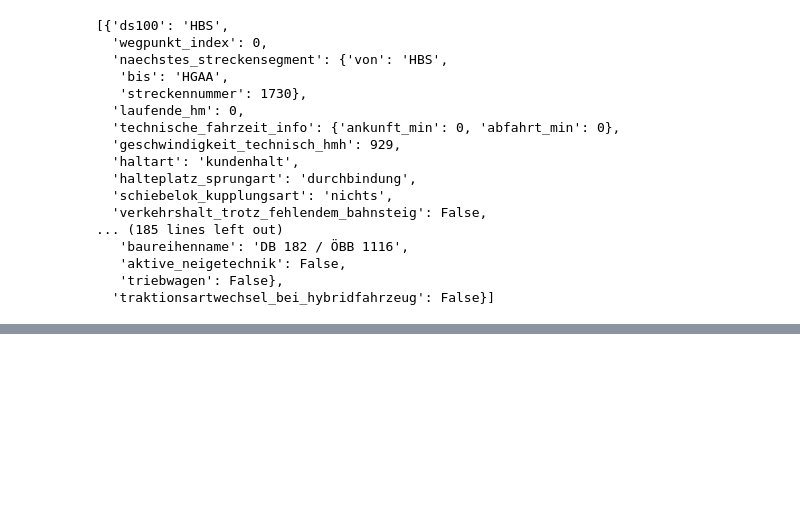
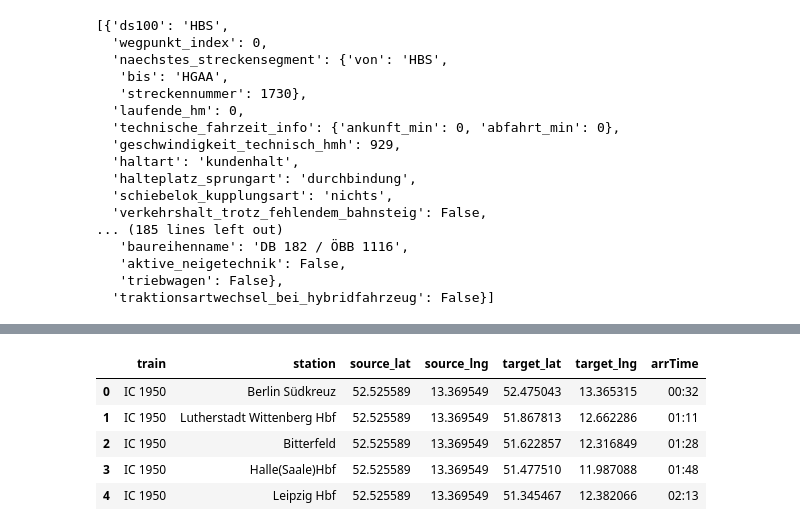
Before and after one commit to dgg32/db_kepler, a Jupyter notebook: kepler_colab.ipynb, the cells around one changed output, grey strips where cells are left out. Cells and saved outputs as stored; diff of their text form; code cells hidden in the pictures; blank space fills up the shorter version.

```diff
--- a/kepler_colab.ipynb
+++ b/kepler_colab.ipynb
@@ -338,0 +554,13 @@ map_1.config
+# %%
+train_paths = pd.read_csv("data/depart_berlin.csv")
+
+train_paths = train_paths.drop_duplicates(["train", "station", "arrTime"], keep= 'last')
+
+train_paths.head()
+# %% [output]
+|  | train | station | source_lat | source_lng | target_lat | target_lng | arrTime |
+| 0 | IC 1950 | Berlin Südkreuz | 52.525589 | 13.369549 | 52.475043 | 13.365315 | 00:32 |
+| 1 | IC 1950 | Lutherstadt Wittenberg Hbf | 52.525589 | 13.369549 | 51.867813 | 12.662286 | 01:11 |
+| 2 | IC 1950 | Bitterfeld | 52.525589 | 13.369549 | 51.622857 | 12.316849 | 01:28 |
+| 3 | IC 1950 | Halle(Saale)Hbf | 52.525589 | 13.369549 | 51.477510 | 11.987088 | 01:48 |
+| 4 | IC 1950 | Leipzig Hbf | 52.525589 | 13.369549 | 51.345467 | 12.382066 | 02:13 |
```
Also changed, not shown: parts of 21 cells of this notebook.
